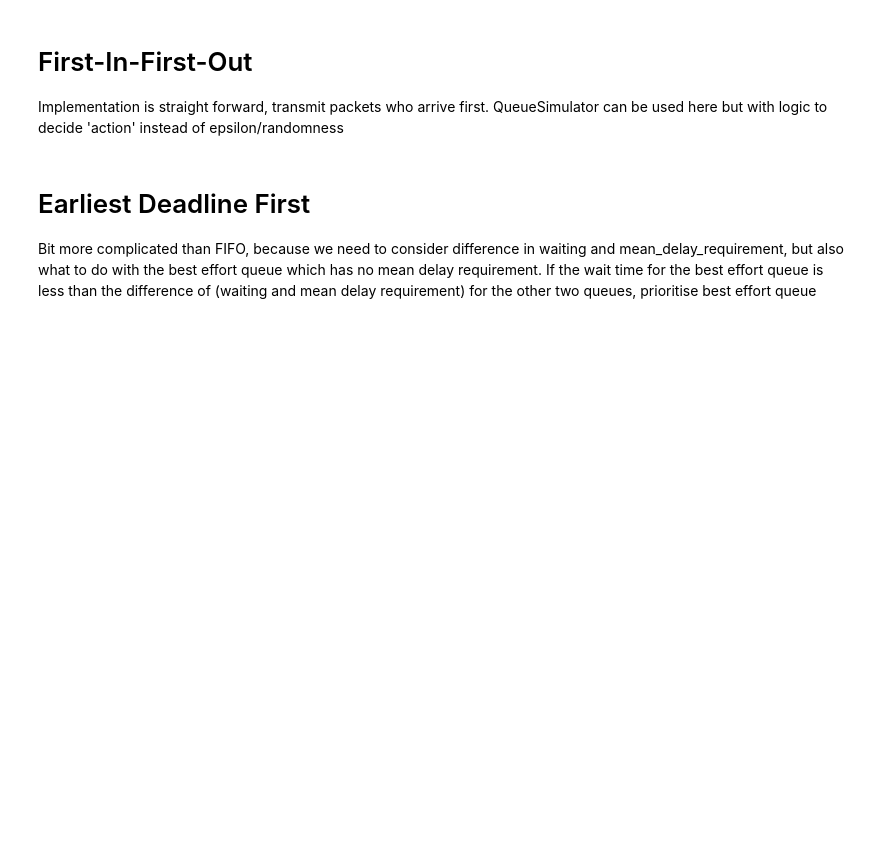
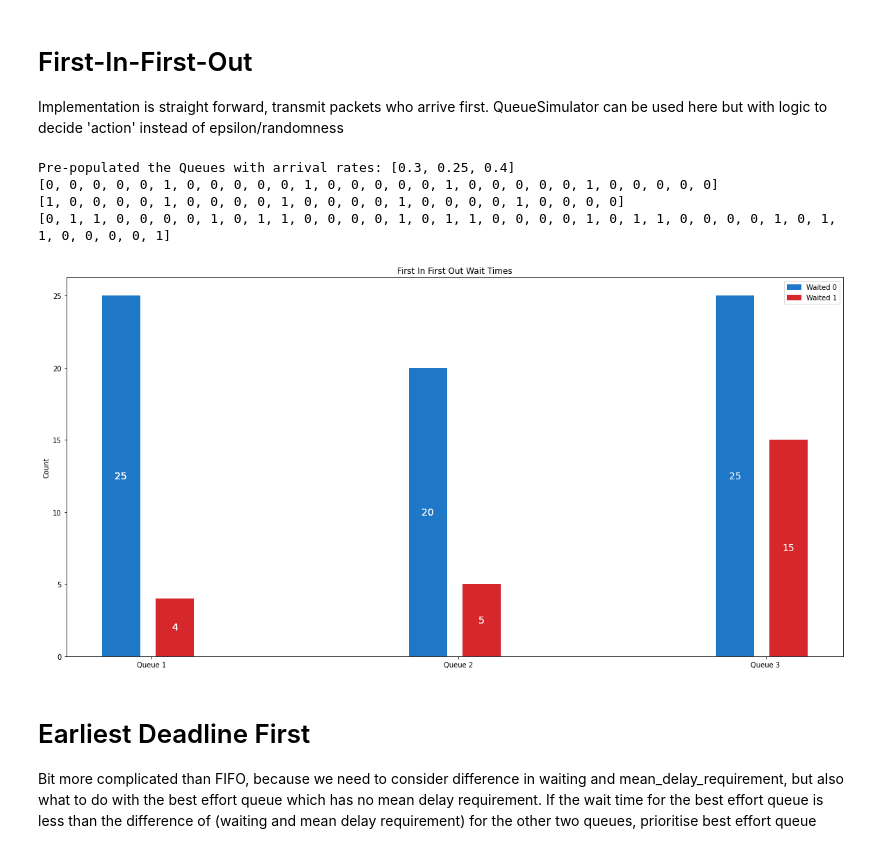
Before and after one commit to s3719678/ML_A2, a Jupyter notebook: notebooks/duc.ipynb, the cells around one changed output. Saved outputs shown, nothing was run; the diff lists cells and outputs as text; code cells hidden in the pictures; blank space fills up the shorter version.

```diff
--- a/notebooks/duc.ipynb
+++ b/notebooks/duc.ipynb
@@ -849,36 +987,45 @@ def first_in_first_out(env):
         action = current_state.index(min(current_state))
         _, _, done, _ = env.step(action)
 
-    return env.queues_total_wait_times
+    return env.packets_total_wait_times
 
+populated_queues = prepopulate_queues(default_arrival_rates)
+env = QueueSimulator(default_arrival_rates, MEAN_DELAY_REQUIREMENTS, populated_queues)
 fifo_wait_times = first_in_first_out(env)
 
 # Since the wait times were either 0 or 1, can just plot a hist or bar chart with x labels 0 or 1
 fig, ax = plt.subplots(figsize=(20, 10))
 bar_width = 0.25
 for i, queue_wait_times in enumerate(fifo_wait_times):
+    print(queue_wait_times)
     waited_0 = sum(1 for wait_time in queue_wait_times if wait_time == 0)
     waited_1 = sum(1 for wait_time in queue_wait_times if wait_time == 1)
 
     ax.bar(i*2, waited_0, bar_width, label='Waited 0', color='#1F77C7')
     ax.bar((i*2)+bar_width+0.1, waited_1, bar_width, label='Waited 1', color='#D6272C')
     ax.set_title('First In First Out Wait Times')
     ax.set_xticks((0.2, 2.2, 4.2))
     ax.set_xticklabels(("Queue 1", "Queue 2", "Queue 3"))
     ax.set_ylabel('Count')
     ax.legend(handles=[mpatches.Patch(color='#1F77C7', label='Waited 0'), mpatches.Patch(color='#D6272C', label='Waited 1')])
 
     for rect in ax.patches:
         h = rect.get_height()
         w = rect.get_width()
         x = rect.get_x()
         y = rect.get_y()
         label_text = f'{h}'
         label_x = x + w/2
         label_y = y + h/2
 
         if h != 0:
             ax.text(label_x, label_y, label_text, ha='center', va='center', fontsize=14, color='white')
+# %% [output]
+Pre-populated the Queues with arrival rates: [0.3, 0.25, 0.4]
+[0, 0, 0, 0, 0, 1, 0, 0, 0, 0, 0, 1, 0, 0, 0, 0, 0, 1, 0, 0, 0, 0, 0, 1, 0, 0, 0, 0, 0]
+[1, 0, 0, 0, 0, 1, 0, 0, 0, 0, 1, 0, 0, 0, 0, 1, 0, 0, 0, 0, 1, 0, 0, 0, 0]
+[0, 1, 1, 0, 0, 0, 0, 1, 0, 1, 1, 0, 0, 0, 0, 1, 0, 1, 1, 0, 0, 0, 0, 1, 0, 1, 1, 0, 0, 0, 0, 1, 0, 1, 1, 0, 0, 0, 0, 1]
+[figure, added]
 # %% [markdown]
 # Earliest Deadline First
 Bit more complicated than FIFO, because we need to consider difference in waiting and mean_delay_requirement, but also what to do with the best effort queue which has no mean delay requirement.
```
Also changed, not shown: parts of 32 cells of this notebook, 2 other files.
